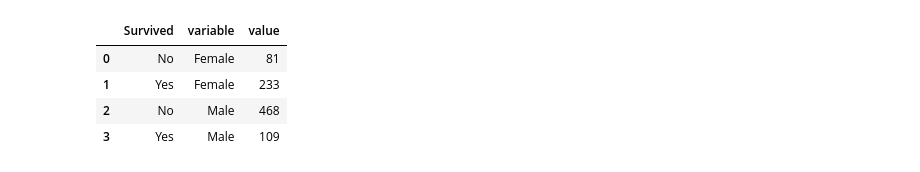
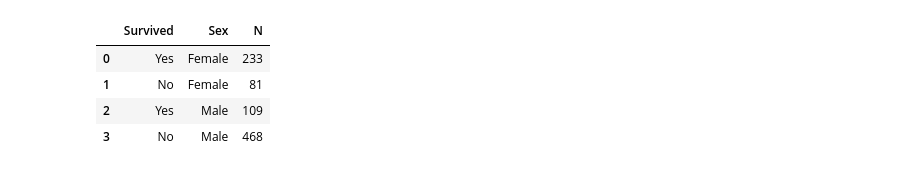
Before and after one commit to andresfontsUOC/data-visualization, a Jupyter notebook: py/Data-Visualizations.ipynb, the cells around one changed output. Drawn from its saved outputs; the diff is of its cells as text; code cells hidden in the pictures.

```diff
--- a/py/Data-Visualizations.ipynb
+++ b/py/Data-Visualizations.ipynb
@@ -4,12 +4,11 @@ import plotly.express as px
 # %%
 filename = 'titanic_survived.csv'
 df = pd.read_csv(filename)
 
-df = pd.melt(df, id_vars='Survived', value_vars=['Female', 'Male'])
 df
 # %% [output]
-|  | Survived | variable | value |
-| 0 | No | Female | 81 |
-| 1 | Yes | Female | 233 |
-| 2 | No | Male | 468 |
-| 3 | Yes | Male | 109 |
+|  | Survived | Sex | N |
+| 0 | Yes | Female | 233 |
+| 1 | No | Female | 81 |
+| 2 | Yes | Male | 109 |
+| 3 | No | Male | 468 |
```
Also changed, not shown: parts of 4 cells of this notebook, 5 other files.
